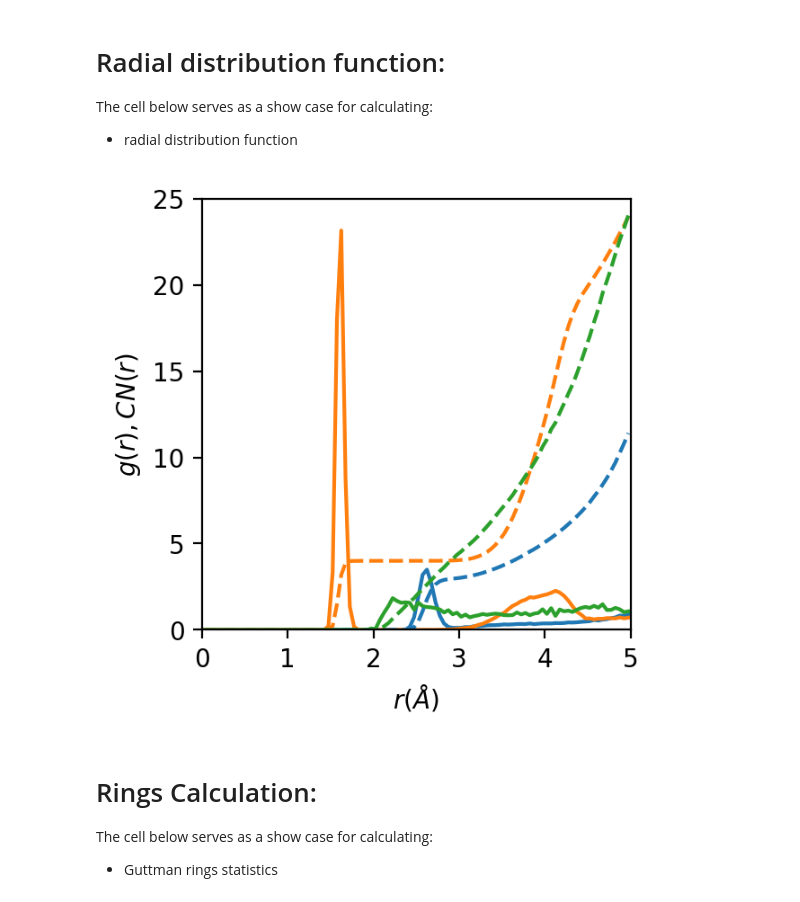
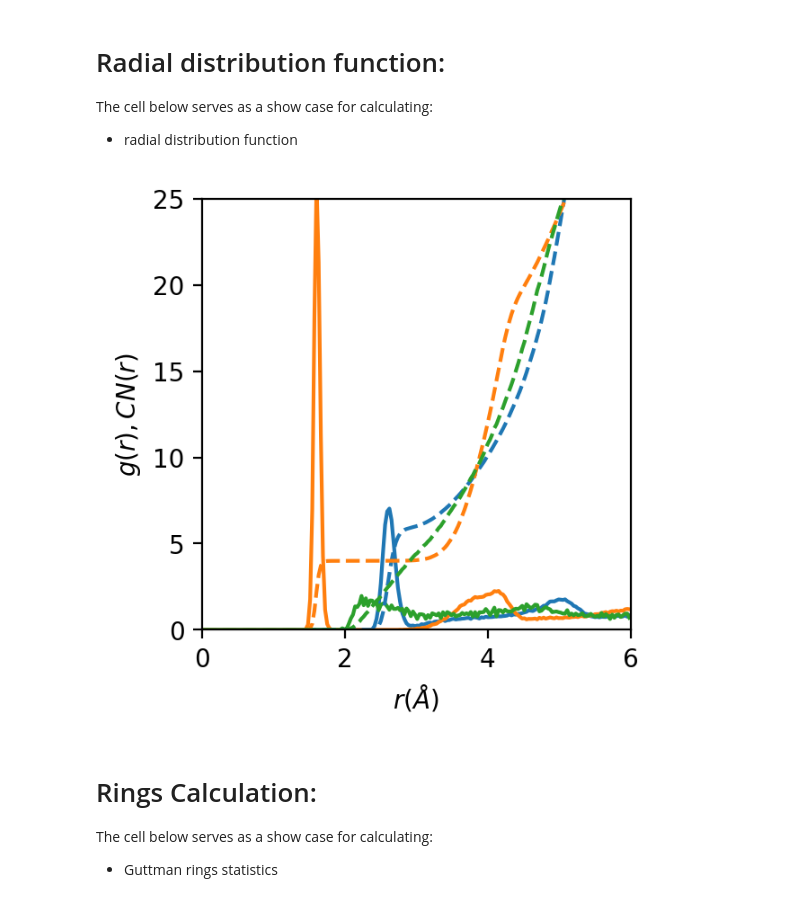
Before and after one commit to glasagent/amorphouspy, a Jupyter notebook: docs/notebooks/StructureAnalysis.ipynb, the cells around one changed output. Saved outputs shown, nothing was run; the diff lists cells and outputs as text; code cells hidden in the pictures.

```diff
--- a/docs/notebooks/StructureAnalysis.ipynb
+++ b/docs/notebooks/StructureAnalysis.ipynb
@@ -204,26 +221,26 @@ The cell below serves as a show case for calculating:
 
 - radial distribution function
 # %%
-r, rdfs, cumcn = compute_rdf(atoms, r_max=5, n_bins=100)
+r, rdfs, cumcn = compute_rdf(atoms, r_max=6, n_bins=200)
 
 
 fig, ax = plt.subplots(1, 1, figsize=(3, 3), dpi=200, layout="constrained")
 
 ax.plot(r, rdfs[(8, 8)], "-", color="C0", label=r"$g_{1-1}(r)$")
-ax.plot(r, rdfs[(14, 8)], "-", color="C1", label=r"$g_{2-1}(r)$")
-ax.plot(r, rdfs[(11, 8)], "-", color="C2", label=r"$g_{3-1}(r)$")
+ax.plot(r, rdfs[(8, 14)], "-", color="C1", label=r"$g_{2-1}(r)$")
+ax.plot(r, rdfs[(8, 11)], "-", color="C2", label=r"$g_{3-1}(r)$")
 ax.plot(r, cumcn[(8, 8)], "--", color="C0", label=r"$CN_{1-1}(r)$")
 ax.plot(r, cumcn[(14, 8)], "--", color="C1", label=r"$CN_{2-1}(r)$")
 ax.plot(r, cumcn[(11, 8)], "--", color="C2", label=r"$CN_{3-1}(r)$")
-ax.set_xlim(0, 5)
+ax.set_xlim(0, 6)
 ax.set_ylim(0, 25)
 ax.set_xlabel(r"$r (\AA)$")
 ax.set_ylabel(r"$g(r), CN(r)$")
 # ax.legend()
 
 plt.show()
 # %% [output]
-[figure, old version]
+[figure, new version]
 # %% [markdown]
 # Rings Calculation:
 
```
Also changed, not shown: parts of 6 cells of this notebook, 26 other files.
